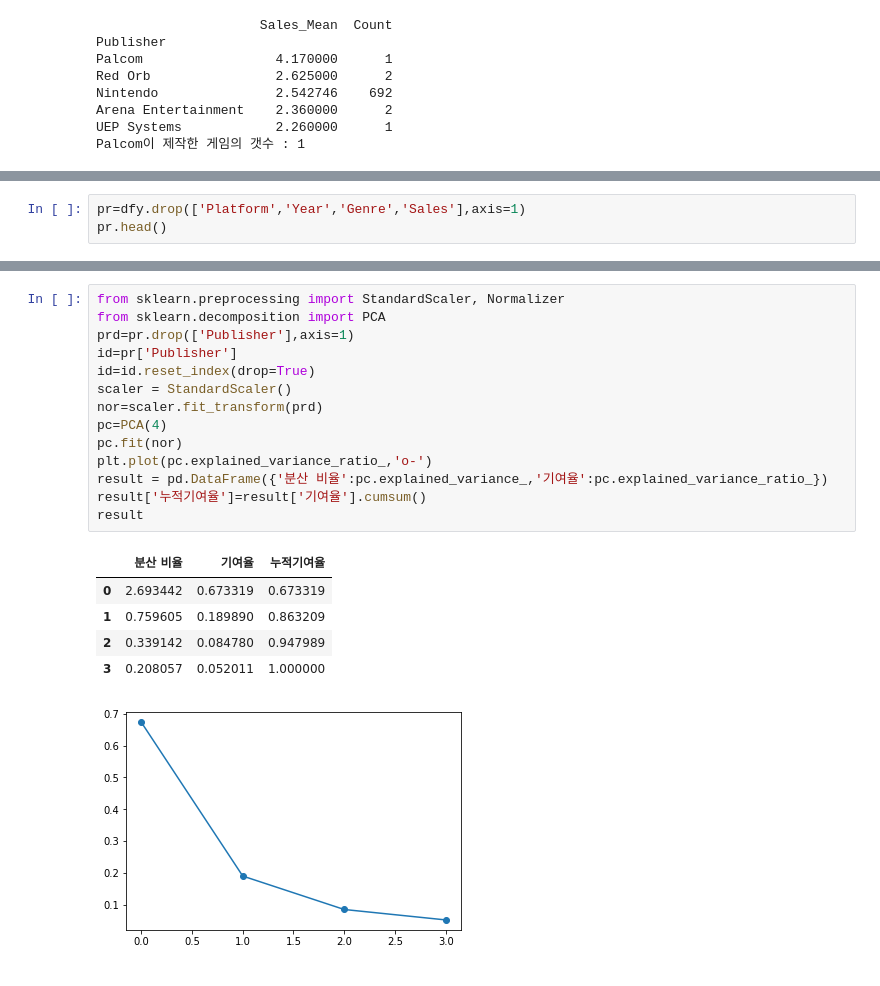
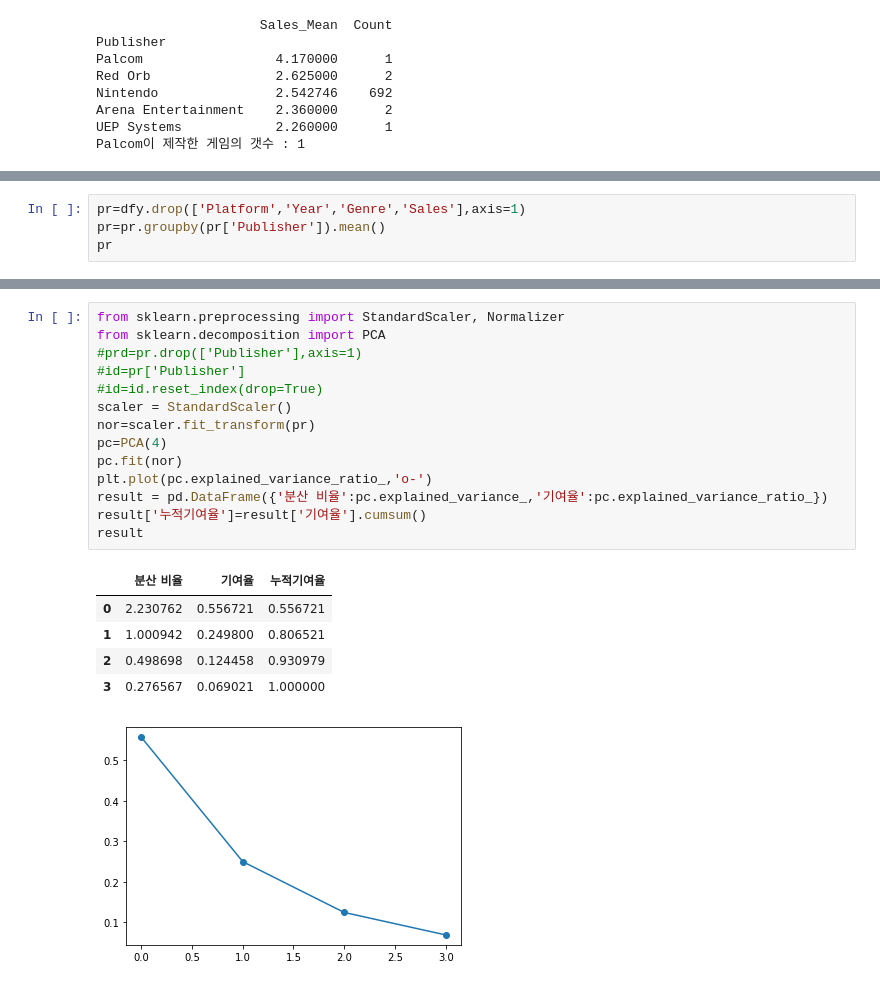
Before and after one commit to bon-u/S1Project, a Jupyter notebook: AI07_S1P_구본우.ipynb, the cells around one changed output, grey strips where cells are left out. Cells and saved outputs as stored; diff of their text form.

```diff
--- a/AI07_S1P_구본우.ipynb
+++ b/AI07_S1P_구본우.ipynb
@@ -286,5 +335,6 @@ g_p
 | Strategy | 0.070000 | 0.115000 | 0.803182 | 0.225882 | 0.096667 | 0.120000 | 0.013333 | ... |
 # %%
 pr=dfy.drop(['Platform','Year','Genre','Sales'],axis=1)
-pr.head()
+pr=pr.groupby(pr['Publisher']).mean()
+pr
 # %% [output]
@@ -297,21 +363,21 @@ pr.head()
 # %%
 from sklearn.preprocessing import StandardScaler, Normalizer
 from sklearn.decomposition import PCA
-prd=pr.drop(['Publisher'],axis=1)
-id=pr['Publisher']
-id=id.reset_index(drop=True)
+#prd=pr.drop(['Publisher'],axis=1)
+#id=pr['Publisher']
+#id=id.reset_index(drop=True)
 scaler = StandardScaler()
-nor=scaler.fit_transform(prd)
+nor=scaler.fit_transform(pr)
 pc=PCA(4)
 pc.fit(nor)
 plt.plot(pc.explained_variance_ratio_,'o-')
 result = pd.DataFrame({'분산 비율':pc.explained_variance_,'기여율':pc.explained_variance_ratio_})
 result['누적기여율']=result['기여율'].cumsum()
 result
 # %% [output]
 |  | 분산 비율 | 기여율 | 누적기여율 |
-| 0 | 2.693442 | 0.673319 | 0.673319 |
-| 1 | 0.759605 | 0.189890 | 0.863209 |
-| 2 | 0.339142 | 0.084780 | 0.947989 |
-| 3 | 0.208057 | 0.052011 | 1.000000 |
+| 0 | 2.230762 | 0.556721 | 0.556721 |
+| 1 | 1.000942 | 0.249800 | 0.806521 |
+| 2 | 0.498698 | 0.124458 | 0.930979 |
+| 3 | 0.276567 | 0.069021 | 1.000000 |
-[figure, old version]
+[figure, new version]
```
Also changed, not shown: parts of 13 cells of this notebook.
